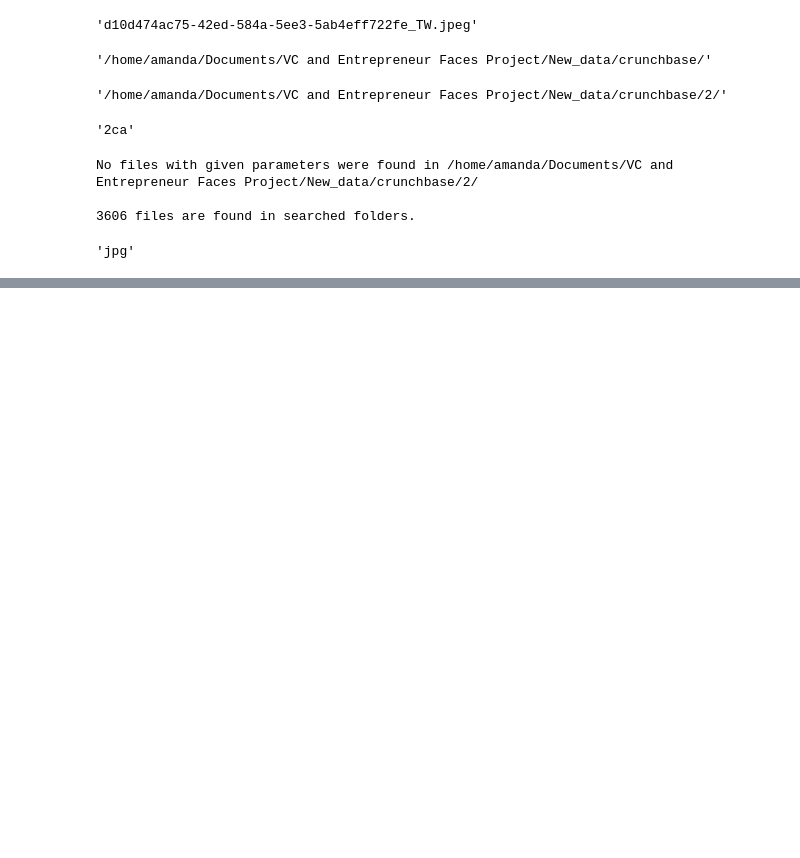
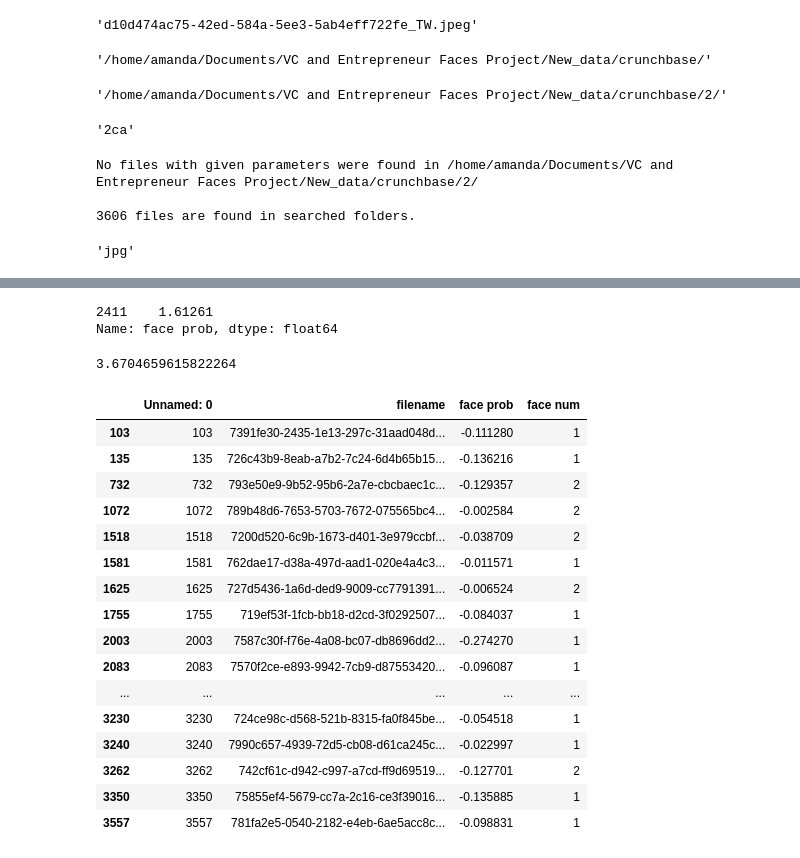
Before and after one commit to amandasongmm/impression_personality, a Jupyter notebook: age_gender_impression_pipeline/my_canvas.ipynb, the cells around one changed output, grey strips where cells are left out. Saved outputs shown, nothing was run; the diff lists cells and outputs as text; code cells hidden in the pictures; blank space fills up the shorter version.

Commit message:
find face threshold and self other analysis

```diff
--- a/age_gender_impression_pipeline/my_canvas.ipynb
+++ b/age_gender_impression_pipeline/my_canvas.ipynb
@@ -198,0 +258,32 @@ with open(file_name, "w") as f:
+# %%
+df = pd.read_csv('/home/amanda/Documents/predicted_results/crunchbase_new_data/to_will/prob_impression_gen_age_700.csv')
+# %%
+name_str = '7675126f-1cc8-4888-a1ed-69e30911d868_CB.jpg'
+df['face prob'][df['filename']==name_str]
+# %% [output]
+2411    1.61261
+Name: face prob, dtype: float64
+# %%
+df['face prob'].max()
+# %% [output]
+3.6704659615822264
+# %%
+df[df['face prob']<0]
+# %% [output]
+|  | Unnamed: 0 | filename | face prob | face num |
+| 103 | 103 | 7391fe30-2435-1e13-297c-31aad048d... | -0.111280 | 1 |
+| 135 | 135 | 726c43b9-8eab-a7b2-7c24-6d4b65b15... | -0.136216 | 1 |
+| 732 | 732 | 793e50e9-9b52-95b6-2a7e-cbcbaec1c... | -0.129357 | 2 |
+| 1072 | 1072 | 789b48d6-7653-5703-7672-075565bc4... | -0.002584 | 2 |
+| 1518 | 1518 | 7200d520-6c9b-1673-d401-3e979ccbf... | -0.038709 | 2 |
+| 1581 | 1581 | 762dae17-d38a-497d-aad1-020e4a4c3... | -0.011571 | 1 |
+| 1625 | 1625 | 727d5436-1a6d-ded9-9009-cc7791391... | -0.006524 | 2 |
+| 1755 | 1755 | 719ef53f-1fcb-bb18-d2cd-3f0292507... | -0.084037 | 1 |
+| 2003 | 2003 | 7587c30f-f76e-4a08-bc07-db8696dd2... | -0.274270 | 1 |
+| 2083 | 2083 | 7570f2ce-e893-9942-7cb9-d87553420... | -0.096087 | 1 |
+| ... | ... | ... | ... | ... |
+| 3230 | 3230 | 724ce98c-d568-521b-8315-fa0f845be... | -0.054518 | 1 |
+| 3240 | 3240 | 7990c657-4939-72d5-cb08-d61ca245c... | -0.022997 | 1 |
+| 3262 | 3262 | 742cf61c-d942-c997-a7cd-ff9d69519... | -0.127701 | 2 |
+| 3350 | 3350 | 75855ef4-5679-cc7a-2c16-ce3f39016... | -0.135885 | 1 |
+| 3557 | 3557 | 781fa2e5-0540-2182-e4eb-6ae5acc8c... | -0.098831 | 1 |
```
Also changed, not shown: parts of 13 cells of this notebook, 5 other files.
